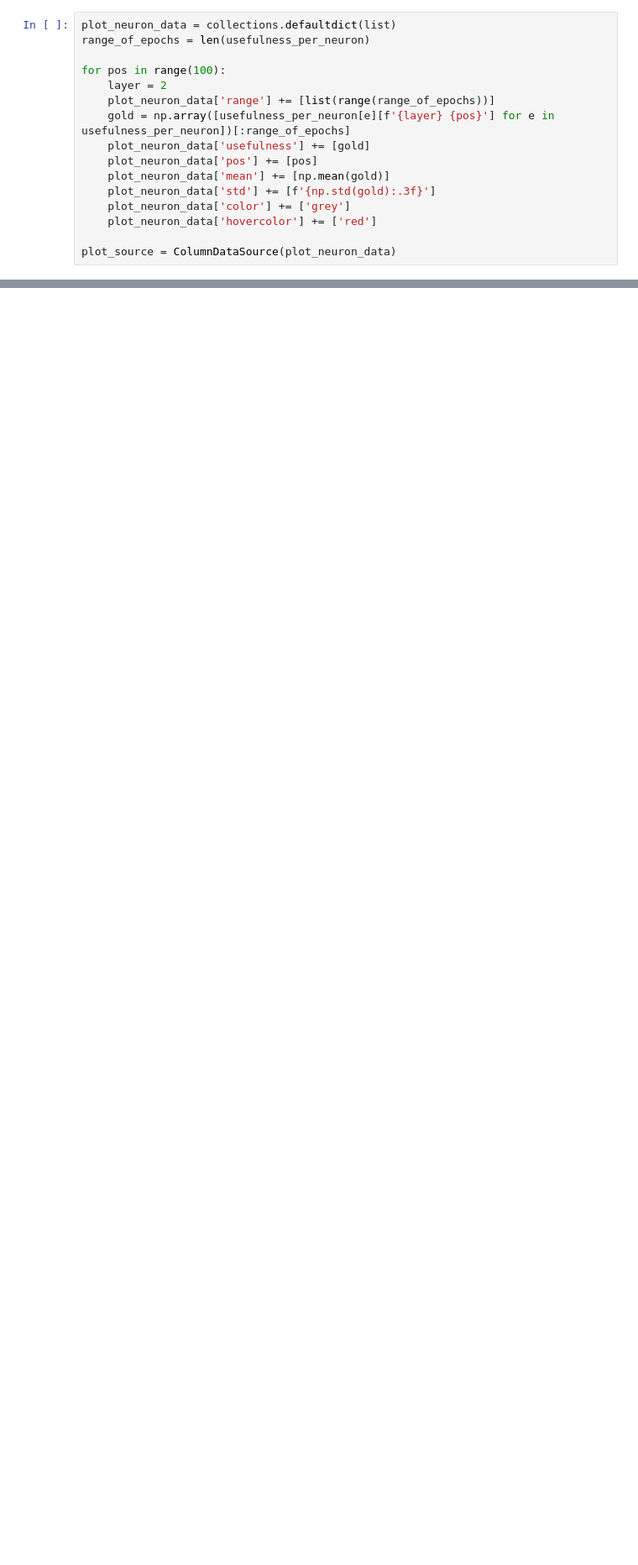
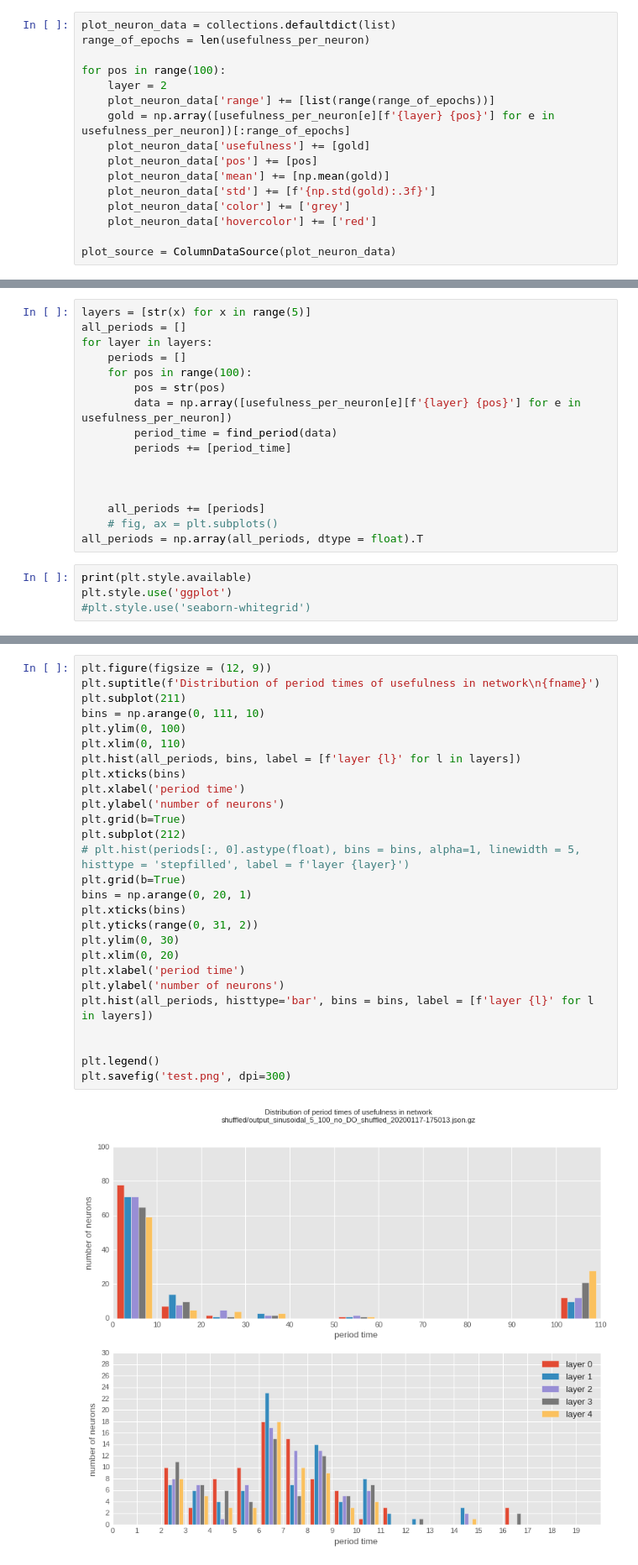
Before and after one commit to zsoltzombori/resistant-neurons, a Jupyter notebook: visualization/finding periods.ipynb, the cells around one changed output, grey strips where cells are left out. Shown at 84% size. Saved outputs shown, nothing was run; the diff lists cells and outputs as text; blank space fills up the shorter version.

```diff
--- a/visualization/finding periods.ipynb
+++ b/visualization/finding periods.ipynb
@@ -210,0 +150,20 @@ plt.plot((data1+data2+data3)/3, linewidth = 4)
+# %%
+layers = [str(x) for x in range(5)]
+all_periods = []
+for layer in layers:
+    periods = []
+    for pos in range(100):
+        pos = str(pos)
+        data = np.array([usefulness_per_neuron[e][f'{layer} {pos}'] for e in usefulness_per_neuron])
+        period_time = find_period(data)
+        periods += [period_time]
+
+
+
+    all_periods += [periods]
+    # fig, ax = plt.subplots()
+all_periods = np.array(all_periods, dtype = float).T
+# %%
+print(plt.style.available)
+plt.style.use('ggplot')
+#plt.style.use('seaborn-whitegrid')
@@ -210,0 +172,29 @@ plt.plot((data1+data2+data3)/3, linewidth = 4)
+# %%
+plt.figure(figsize = (12, 9))
+plt.suptitle(f'Distribution of period times of usefulness in network\n{fname}')
+plt.subplot(211)
+bins = np.arange(0, 111, 10)
+plt.ylim(0, 100)
+plt.xlim(0, 110)
+plt.hist(all_periods, bins, label = [f'layer {l}' for l in layers])
+plt.xticks(bins)
+plt.xlabel('period time')
+plt.ylabel('number of neurons')
+plt.grid(b=True)
+plt.subplot(212)
+# plt.hist(periods[:, 0].astype(float), bins = bins, alpha=1, linewidth = 5, histtype = 'stepfilled', label = f'layer {layer}')
+plt.grid(b=True)
+bins = np.arange(0, 20, 1)
+plt.xticks(bins)
+plt.yticks(range(0, 31, 2))
+plt.ylim(0, 30)
+plt.xlim(0, 20)
+plt.xlabel('period time')
+plt.ylabel('number of neurons')
+plt.hist(all_periods, histtype='bar', bins = bins, label = [f'layer {l}' for l in layers])
+
+
+plt.legend()
+plt.savefig('test.png', dpi=300)
+# %% [output]
+[figure, added]
```
Also changed, not shown: parts of 15 cells of this notebook, 10 other files.
